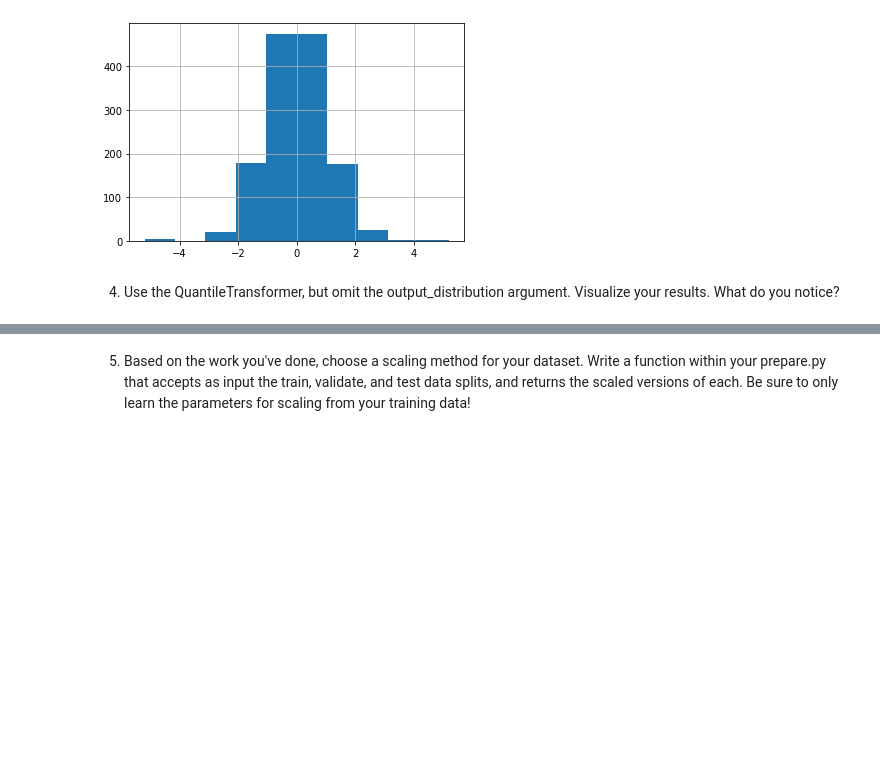
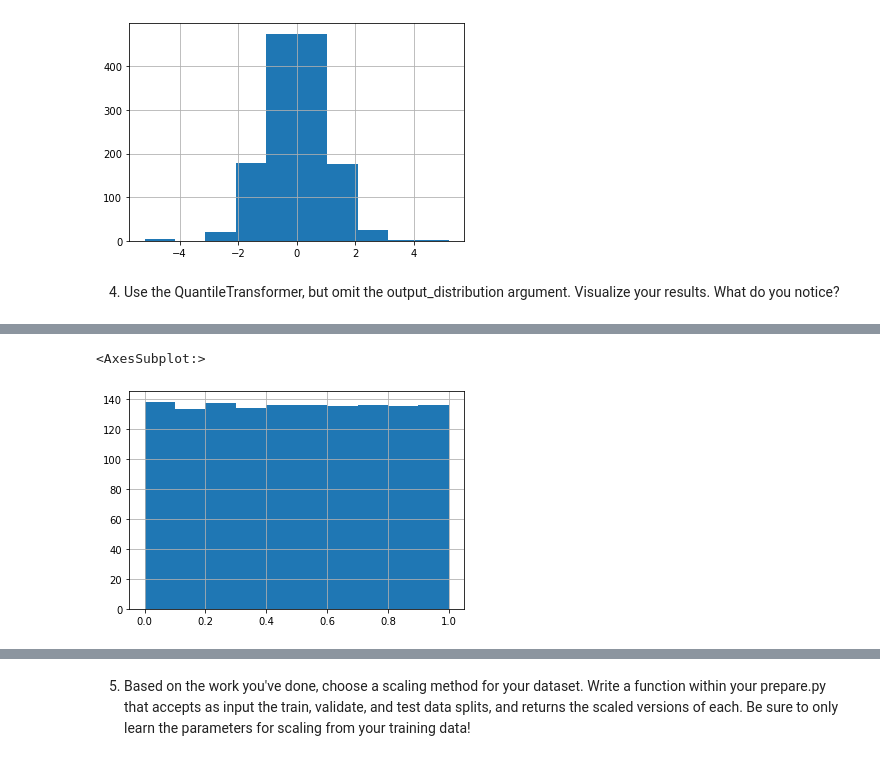
Before and after one commit to ljackson707/regression-exercises, a Jupyter notebook: scaling.ipynb, the cells around one changed output, grey strips where cells are left out. Drawn from its saved outputs; the diff is of its cells as text; code cells hidden in the pictures; blank space fills up the shorter version.

```diff
--- a/scaling.ipynb
+++ b/scaling.ipynb
@@ -197,0 +226,5 @@ train_scaled.TotalCharges.hist()
+# %%
+train_scaled.MonthlyCharges.hist()
+# %% [output]
+<AxesSubplot:>
+[figure, added]
```
Also changed, not shown: parts of 19 cells of this notebook.
